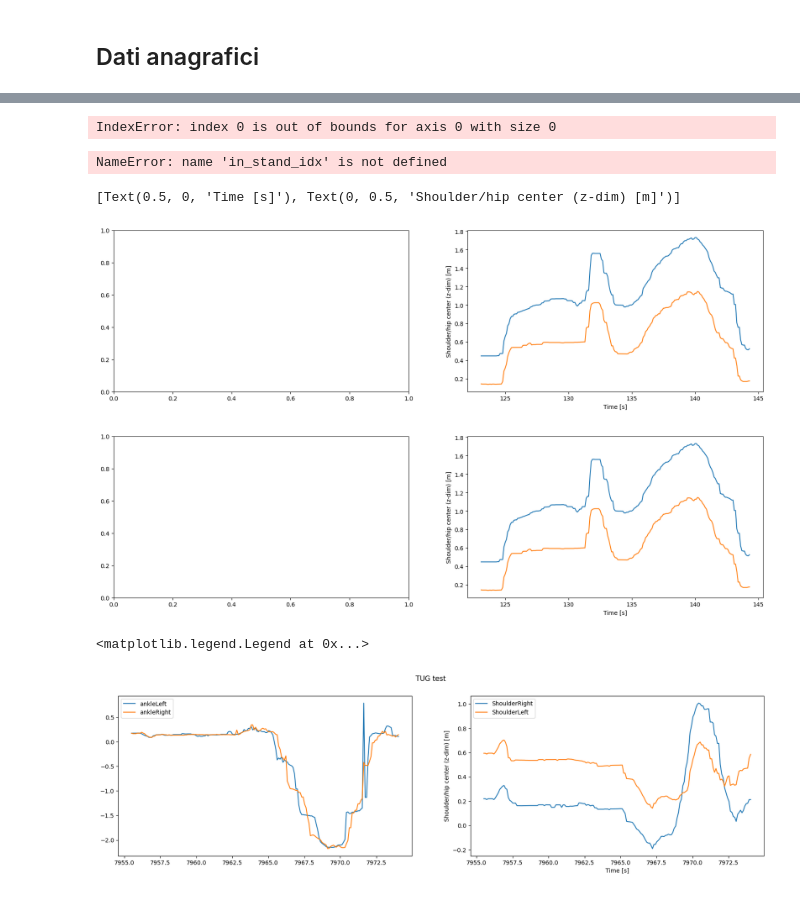
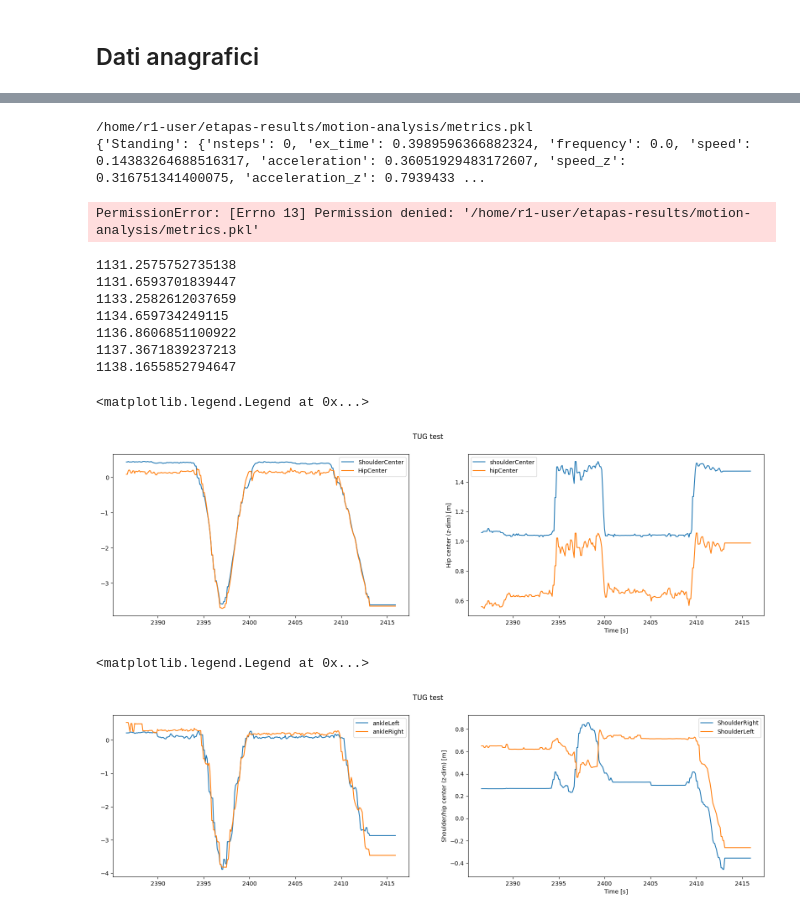
Before and after one commit to fbrand-new/assistive-rehab, a Jupyter notebook: report/main_gen_report.ipynb, the cells around one changed output, grey strips where cells are left out. Cells and saved outputs as stored; diff of their text form; code cells hidden in the pictures.

```diff
--- a/report/main_gen_report.ipynb
+++ b/report/main_gen_report.ipynb
@@ -29,7 +29,7 @@ data_path = 'etapas-results/motion-analysis'
 #data_path = 'experimentData/subj_' + str(subj) + '/tr_' + str(trial)
 pth = os.path.join(home,data_path)
 
-lastfile = os.path.join(pth,'user-#3a-tug-0.mat')
+lastfile = os.path.join(pth,'user-#11-tug-6.mat')
 # %%
 data = []
 data.append(loadmat(lastfile))
@@ -99,7 +79,7 @@ for i in range(len(data)):
     }
     s=Skeleton(key_pam)
 
-    samp2cut= 49
+    samp2cut=49
     in_stand_idx, in_wf_idx, fin_wf_idx, fin_turn1_idx, fin_wb_idx, fin_turn2_idx, fin_sit_idx = compute_timing(s, samp2cut)
 
     allmet = datai["Exercise"]["metrics"]
@@ -142,5 +122,7 @@ elif time_score >= 30:
 # %% [output]
-IndexError: index 0 is out of bounds for axis 0 with size 0
+/home/r1-user/etapas-results/motion-analysis/metrics.pkl
+{'Standing': {'nsteps': 0, 'ex_time': 0.3989596366882324, 'frequency': 0.0, 'speed': 0.14383264688516317, 'acceleration': 0.36051929483172607, 'speed_z': 0.316751341400075, 'acceleration_z': 0.7939433 ...
+PermissionError: [Errno 13] Permission denied: '/home/r1-user/etapas-results/motion-analysis/metrics.pkl'
 # %%
 print(time[0][in_stand_idx])
 print(time[0][in_wf_idx])
@@ -150,40 +132,45 @@ print(time[0][fin_wb_idx])
 print(time[0][fin_turn2_idx])
 print(time[0][fin_sit_idx])
 # %% [output]
-NameError: name 'in_stand_idx' is not defined
+1131.2575752735138
+1131.6593701839447
+1133.2582612037659
+1134.659734249115
+1136.8606851100922
+1137.3671839237213
+1138.1655852794647
 # %%
 fig, axs = plt.subplots(1,2,figsize=(20, 5))
+fig.suptitle('TUG test')
+axs[0].plot(time[0][0:-1], shoulderCenter[:,1], label ='ShoulderCenter')
+axs[0].plot(time[0][0:-1], hipCenter[:,1], label ='HipCenter')
+axs[0].legend()
+
+# axs[1].plot(time[0][0:-1], shoulderCenter[:,2], label ='ShoulderCenter')
+# axs[1].plot(time[0][0:-1], hipCenter[:,2], label ='HipCenter')
+# axs[1].set(xlabel='Time [s]', ylabel='Shoulder/hip center (z-dim) [m]')
+
+# fig2, axs2 = plt.subplots(1,2,figsize=(20, 5))
 # fig.suptitle('TUG test')
 # axs[0].plot(time[0][0:-1], shoulderCenter[:,1], label ='ShoulderCenter')
 # axs[0].plot(time[0][0:-1], hipCenter[:,1], label ='HipCenter')
 # axs[0].legend()
 
-axs[1].plot(time[0][0:-1], shoulderCenter[:,2], label ='ShoulderCenter')
-axs[1].plot(time[0][0:-1], hipCenter[:,2], label ='HipCenter')
-axs[1].set(xlabel='Time [s]', ylabel='Shoulder/hip center (z-dim) [m]')
+axs[1].plot(time[0][0:-1], shoulderCenter[:,2], label ='shoulderCenter')
+axs[1].set(xlabel='Time [s]', ylabel='Shoulder center (z-dim) [m]')
 
-fig2, axs2 = plt.subplots(1,2,figsize=(20, 5))
-# fig.suptitle('TUG test')
-# axs[0].plot(time[0][0:-1], shoulderCenter[:,1], label ='ShoulderCenter')
-# axs[0].plot(time[0][0:-1], hipCenter[:,1], label ='HipCenter')
-# axs[0].legend()
-
-axs2[1].plot(time[0][0:-1], shoulderCenter[:,2], label ='ShoulderCenter')
-axs2[1].plot(time[0][0:-1], hipCenter[:,2], label ='HipCenter')
-axs2[1].set(xlabel='Time [s]', ylabel='Shoulder/hip center (z-dim) [m]')
-
-# axs[1].plot(time[0][0:-1], shoulderLeft[:,2], label ='shoulderLeft')
-# axs[1].set(xlabel='Time [s]', ylabel='shoulderLeft/hip center (z-dim) [m]')
+axs[1].plot(time[0][0:-1], hipCenter[:,2], label ='hipCenter')
+axs[1].set(xlabel='Time [s]', ylabel='Hip center (z-dim) [m]')
+axs[1].legend()
 
 # axs[1].plot(time[0][0:-1], shoulderLeft[:,2]-ankleLeft[:,2], label ='ankleLeft')
 # axs[1].set(xlabel='Time [s]', ylabel='Ankle/hip center (z-dim) [m]')
 
 # axs[1].plot(time[0][0:-1], ankleLeft[:,2], label ='ankleLeft')
 # axs[1].set(xlabel='Time [s]', ylabel='Ankle/hip center (z-dim) [m]')
 # %% [output]
-[Text(0.5, 0, 'Time [s]'), Text(0, 0.5, 'Shoulder/hip center (z-dim) [m]')]
+<matplotlib.legend.Legend at 0x...>
-[figure, old version]
+[figure, new version]
-[figure, removed]
 # %%
 fig, axs = plt.subplots(1,2,figsize=(20, 5))
 fig.suptitle('TUG test')
@@ -198,7 +185,7 @@ axs[1].set(xlabel='Time [s]', ylabel='Shoulder/hip center (z-dim) [m]')
 axs[1].legend()
 # %% [output]
 <matplotlib.legend.Legend at 0x...>
-[figure, old version]
+[figure, new version]
 # %%
 fig, axs = plt.subplots(1,3,figsize=(20, 5))
 fig.suptitle('TUG test')
```
Also changed, not shown: parts of 2 cells of this notebook, 6 other files.
